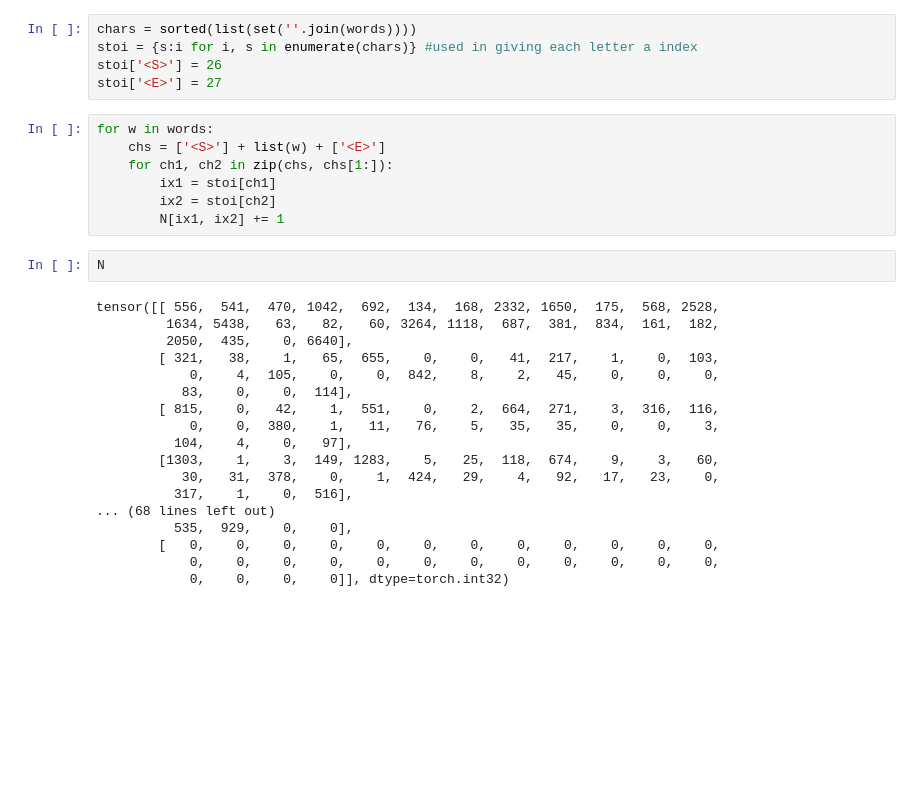
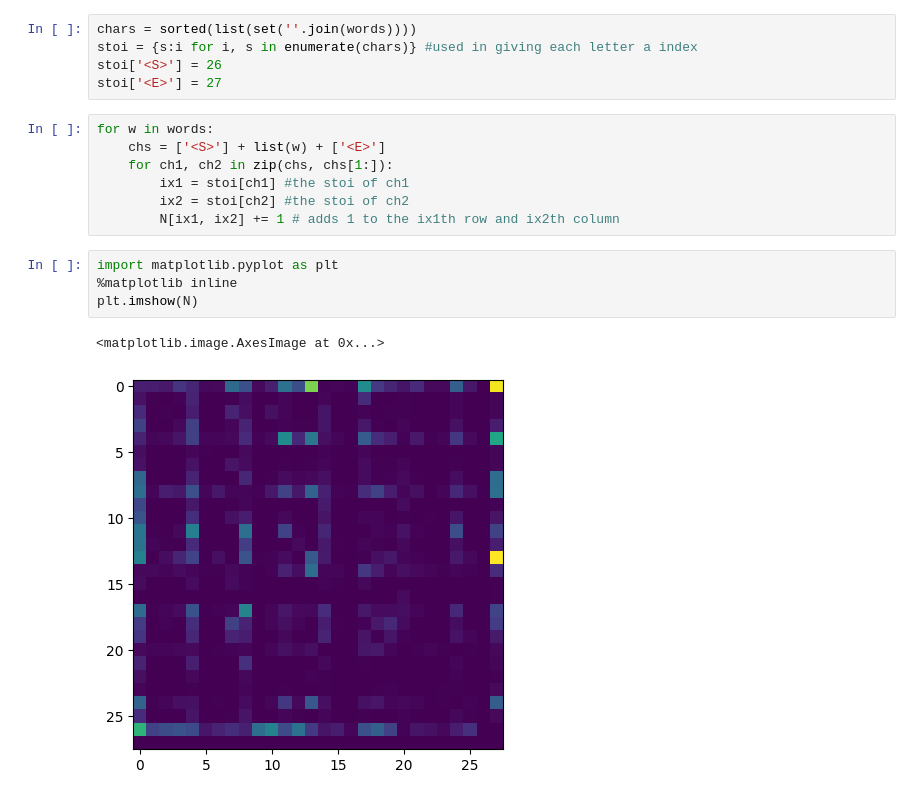
Before and after one commit to kmarufraj/Neural-Networks-Zero-to-Hero, a Jupyter notebook: Lecture - 2/build_makemore.ipynb, the cells around one changed output. Saved outputs shown, nothing was run; the diff lists cells and outputs as text; blank space fills up the shorter version.

```diff
--- a/Lecture - 2/build_makemore.ipynb
+++ b/Lecture - 2/build_makemore.ipynb
@@ -98,26 +98,13 @@ stoi['<E>'] = 27
 for w in words:
     chs = ['<S>'] + list(w) + ['<E>']
     for ch1, ch2 in zip(chs, chs[1:]):
-        ix1 = stoi[ch1]
-        ix2 = stoi[ch2]
-        N[ix1, ix2] += 1
+        ix1 = stoi[ch1] #the stoi of ch1
+        ix2 = stoi[ch2] #the stoi of ch2
+        N[ix1, ix2] += 1 # adds 1 to the ix1th row and ix2th column
-# %%
-N
-# %% [output]
-tensor([[ 556,  541,  470, 1042,  692,  134,  168, 2332, 1650,  175,  568, 2528,
-         1634, 5438,   63,   82,   60, 3264, 1118,  687,  381,  834,  161,  182,
-         2050,  435,    0, 6640],
-        [ 321,   38,    1,   65,  655,    0,    0,   41,  217,    1,    0,  103,
-            0,    4,  105,    0,    0,  842,    8,    2,   45,    0,    0,    0,
-           83,    0,    0,  114],
-        [ 815,    0,   42,    1,  551,    0,    2,  664,  271,    3,  316,  116,
-            0,    0,  380,    1,   11,   76,    5,   35,   35,    0,    0,    3,
-          104,    4,    0,   97],
-        [1303,    1,    3,  149, 1283,    5,   25,  118,  674,    9,    3,   60,
-           30,   31,  378,    0,    1,  424,   29,    4,   92,   17,   23,    0,
-          317,    1,    0,  516],
-... (68 lines left out)
-          535,  929,    0,    0],
-        [   0,    0,    0,    0,    0,    0,    0,    0,    0,    0,    0,    0,
-            0,    0,    0,    0,    0,    0,    0,    0,    0,    0,    0,    0,
-            0,    0,    0,    0]], dtype=torch.int32)
+# %%
+import matplotlib.pyplot as plt
+%matplotlib inline
+plt.imshow(N)
+# %% [output]
+<matplotlib.image.AxesImage at 0x...>
+[figure, added]
```
